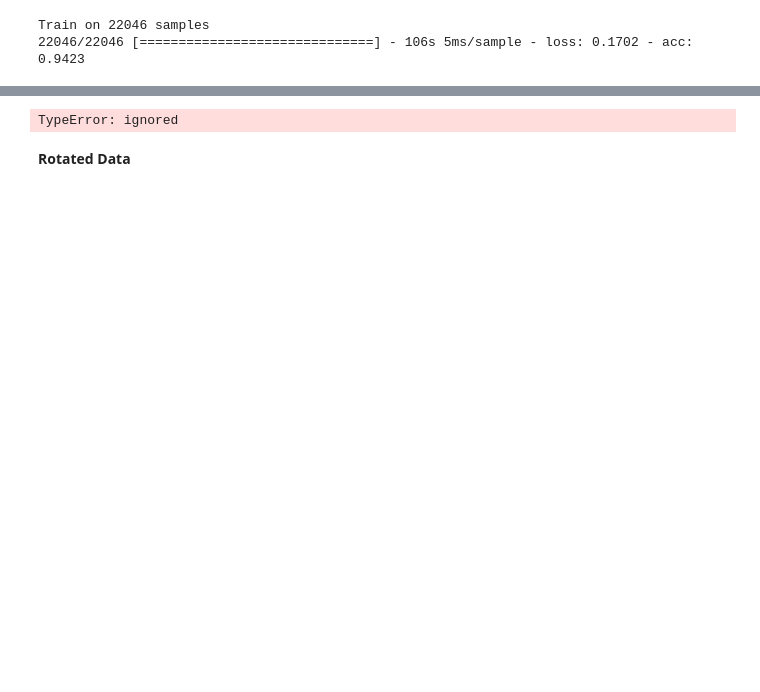
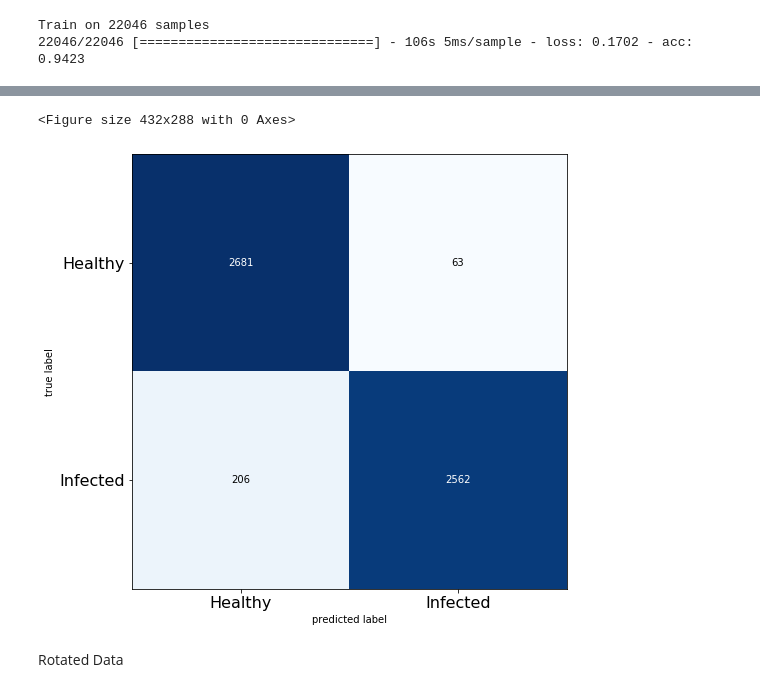
Before and after one commit to tahirdme/Convoluted-Neural-Network-Malaria-Detection, a Jupyter notebook: Malaria_Cells.ipynb, the cells around one changed output, grey strips where cells are left out. Drawn from its saved outputs; the diff is of its cells as text; code cells hidden in the pictures; blank space fills up the shorter version.

```diff
--- a/Malaria_Cells.ipynb
+++ b/Malaria_Cells.ipynb
@@ -294,5 +297,5 @@ model.compile(loss = 'categorical_crossentropy', optimizer = 'Adam', metrics = [
 # %%
-h = model.fit(x_train, y_train, epochs = 1, batch_size = 32)
+fitting = model.fit(x_train, y_train, epochs = 1, batch_size = 32)
 # %% [output]
 Train on 22046 samples
 22046/22046 [==============================] - 106s 5ms/sample - loss: 0.1702 - acc: 0.9423
@@ -307,0 +306,5 @@ print(preds.shape)
+# %%
+pred_label = model.predict(x_test)
+# %%
+pred_label = np.argmax(pred_label, axis=-1)
+true_label = np.argmax(y_test, axis = -1)
@@ -314,7 +333,12 @@ ACCURACY : 0.9511973857879639
-# %%
-print('{} \n{} \n{}'.format( classification_report(y_test , classes = 2) ,
-                           accuracy_score(y_test , classes = 2)))
-# %% [output]
-TypeError: ignored
-# %% [markdown]
-**Rotated Data**
+# %%
+conf_matrix=confusion_matrix(true_label , pred_label)
+plt.figure()
+plot_confusion_matrix(conf_matrix, figsize=(12,8), hide_ticks=True, cmap=plt.cm.Blues)
+plt.xticks(range(2), ['Healthy', 'Infected'], fontsize=16)
+plt.yticks(range(2), ['Healthy', 'Infected'], fontsize=16)
+plt.show()
+# %% [output]
+<Figure size 432x288 with 0 Axes>
+[figure, added]
+# %% [markdown]
+Rotated Data
```
Also changed, not shown: parts of 19 cells of this notebook.
